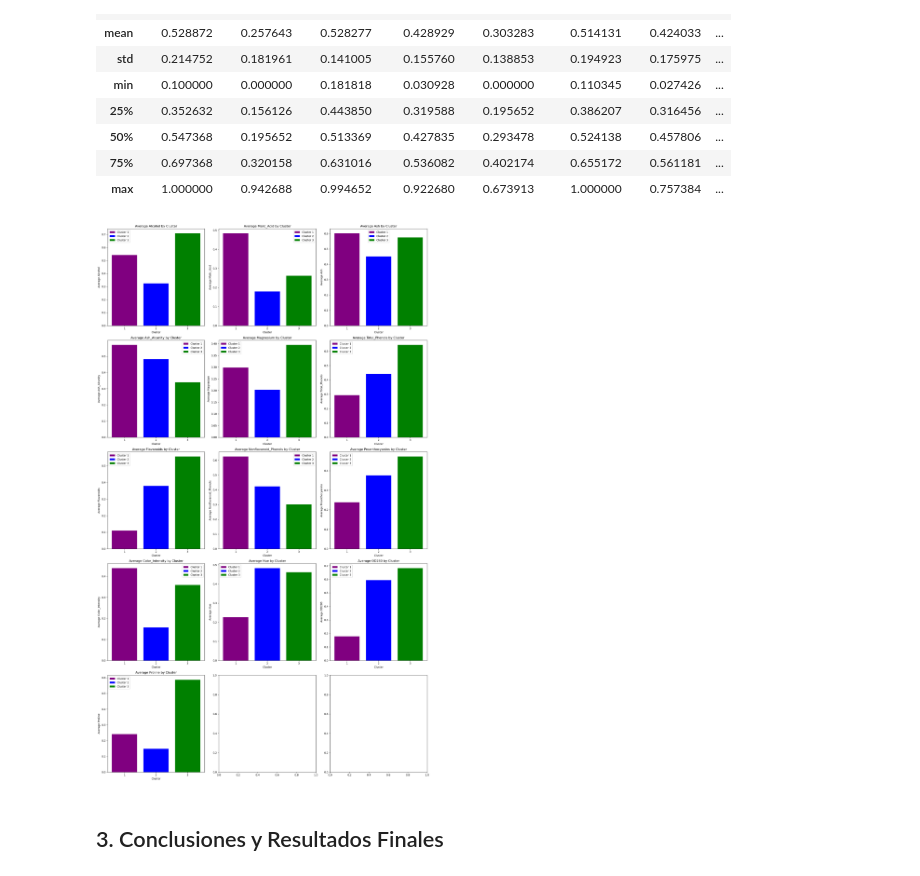
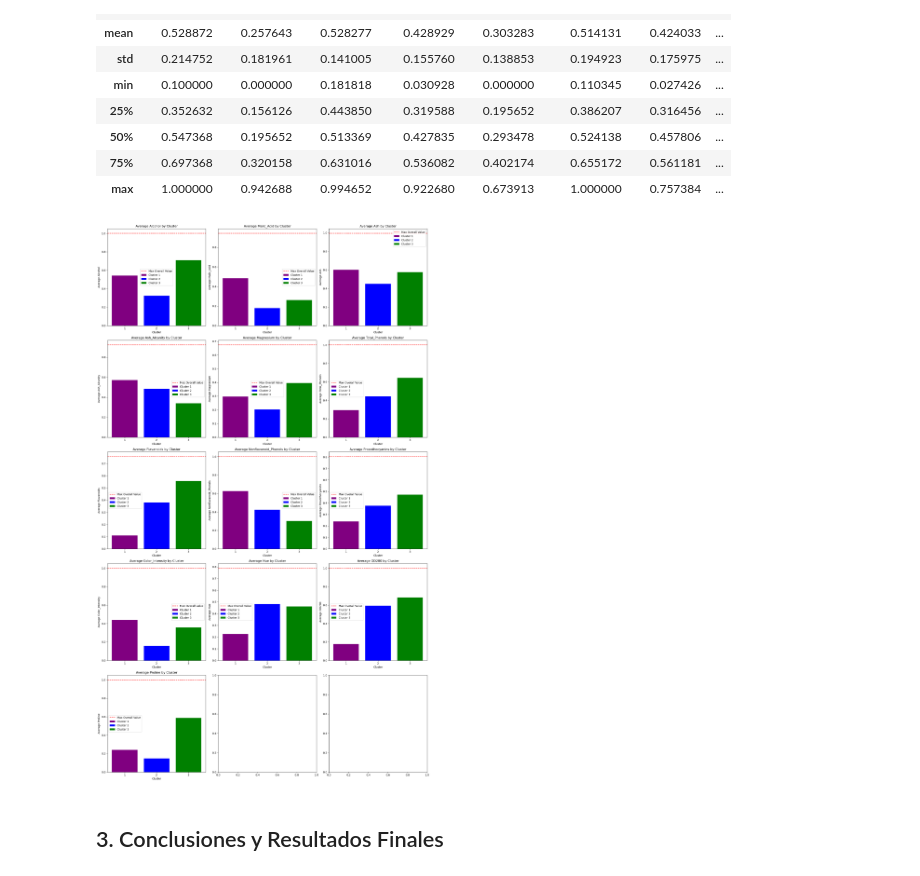
Before and after one commit to PameRuiz25/Topologia, a Jupyter notebook: ExamenPractico.ipynb, the cells around one changed output. Drawn from its saved outputs; the diff is of its cells as text; code cells hidden in the pictures.

```diff
--- a/ExamenPractico.ipynb
+++ b/ExamenPractico.ipynb
@@ -944,13 +960,13 @@ clusters = all_data['cluster'].unique()
 
 # Get the number of columns for subplots
 num_columns = len(all_data.columns) - 1  # Excluding 'cluster' column
-num_rows = -(-num_columns // 3)  # Ceiling division to get the number of rows needed
+num_rows = -(-num_columns // 4)  # Ceiling division to get the number of rows needed
 
 # colors
 cluster_colors = {'Cluster 1': 'purple', 'Cluster 2': 'blue', 'Cluster 3': 'green'}
 
 # Create subplots
-fig, axes = plt.subplots(num_rows, 3, figsize=(18, 6*num_rows))
+fig, axes = plt.subplots(num_rows, 4, figsize=(18, 6*num_rows))
 
 # Flatten axes if only one row
 if num_rows == 1:
@@ -960,8 +976,8 @@ if num_rows == 1:
 for idx, column in enumerate(all_data.columns):
     if column != 'cluster':
         # Calculate subplot position
-        row_idx = idx // 3
-        col_idx = idx % 3
+        row_idx = idx // 4
+        col_idx = idx % 4
 
         # Iterate over each cluster
         for cluster in clusters:
@@ -1116,34 +1132,40 @@ if num_rows == 1:
 
 # Iterate over each column (excluding 'cluster') and create separate bar plots for each
 for idx, column in enumerate(all_data.columns):
     if column != 'cluster':
         # Calculate subplot position
         row_idx = idx // 3
         col_idx = idx % 3
 
         # Iterate over each cluster
         for cluster in clusters:
             # Filter data for the current cluster
             cluster_data = all_data[all_data['cluster'] == cluster]
 
             # Calculate the average value of the current column within the cluster
             avg_value = cluster_data[column].mean()
 
             # Plot the average value for the current cluster
             axes[row_idx][col_idx].bar(cluster, avg_value, label=f'Cluster {cluster}', color=cluster_colors[f'Cluster {cluster}'])
 
         # Add labels and title for the subplot
         axes[row_idx][col_idx].set_xlabel('Cluster')
         axes[row_idx][col_idx].set_ylabel('Average ' + column)
         axes[row_idx][col_idx].set_title(f'Average {column} by Cluster')
         axes[row_idx][col_idx].legend()
 
+
+        # Add horizontal line for maximum overall value
+        max_value = all_data[column].max()
+        axes[row_idx][col_idx].axhline(max_value, color='red', linestyle='--', label='Max Overall Value')
+        axes[row_idx][col_idx].legend()
+
 # Adjust layout
 plt.tight_layout()
 # Show plots
 plt.show()
 # %% [output]
-[figure, old version]
+[figure, new version]
 # %% [markdown]
 <a id="id3"></a>
 
```
Also changed, not shown: parts of 13 cells of this notebook, 3 other files.
